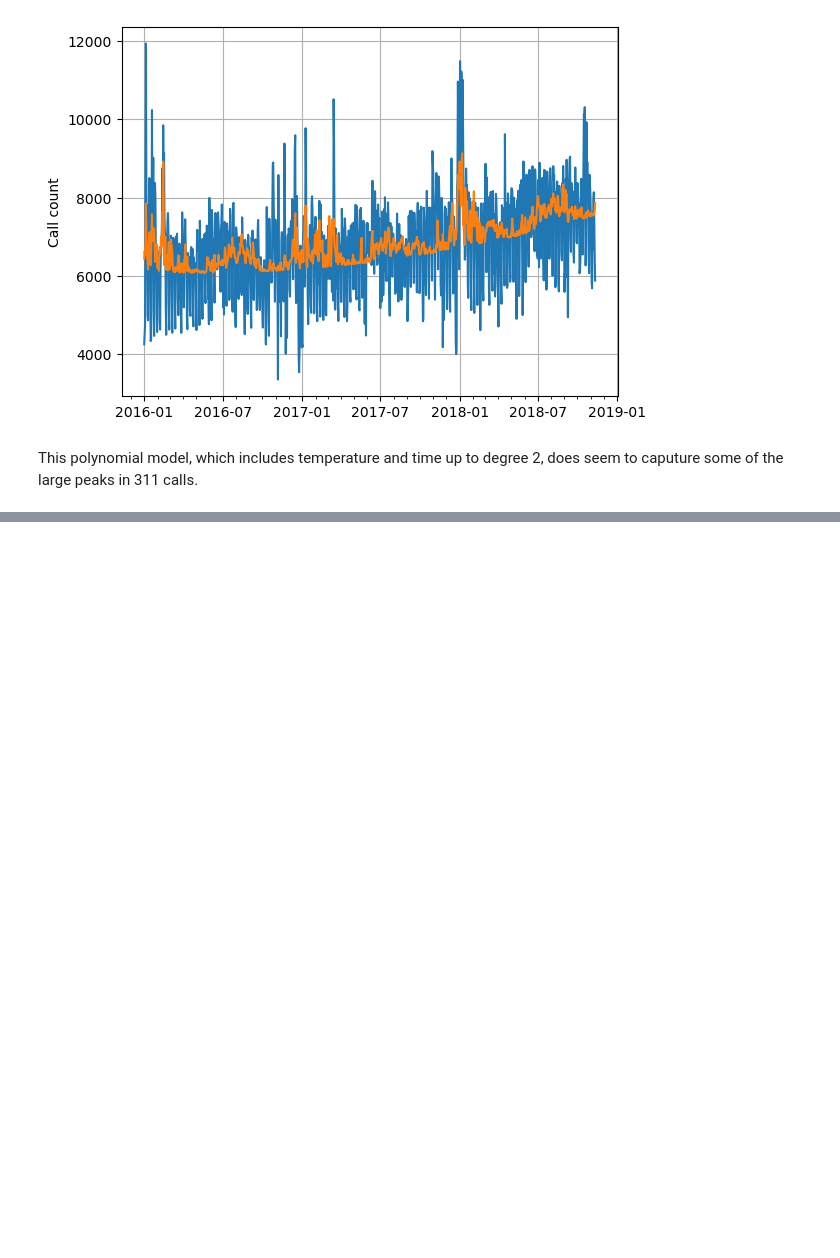
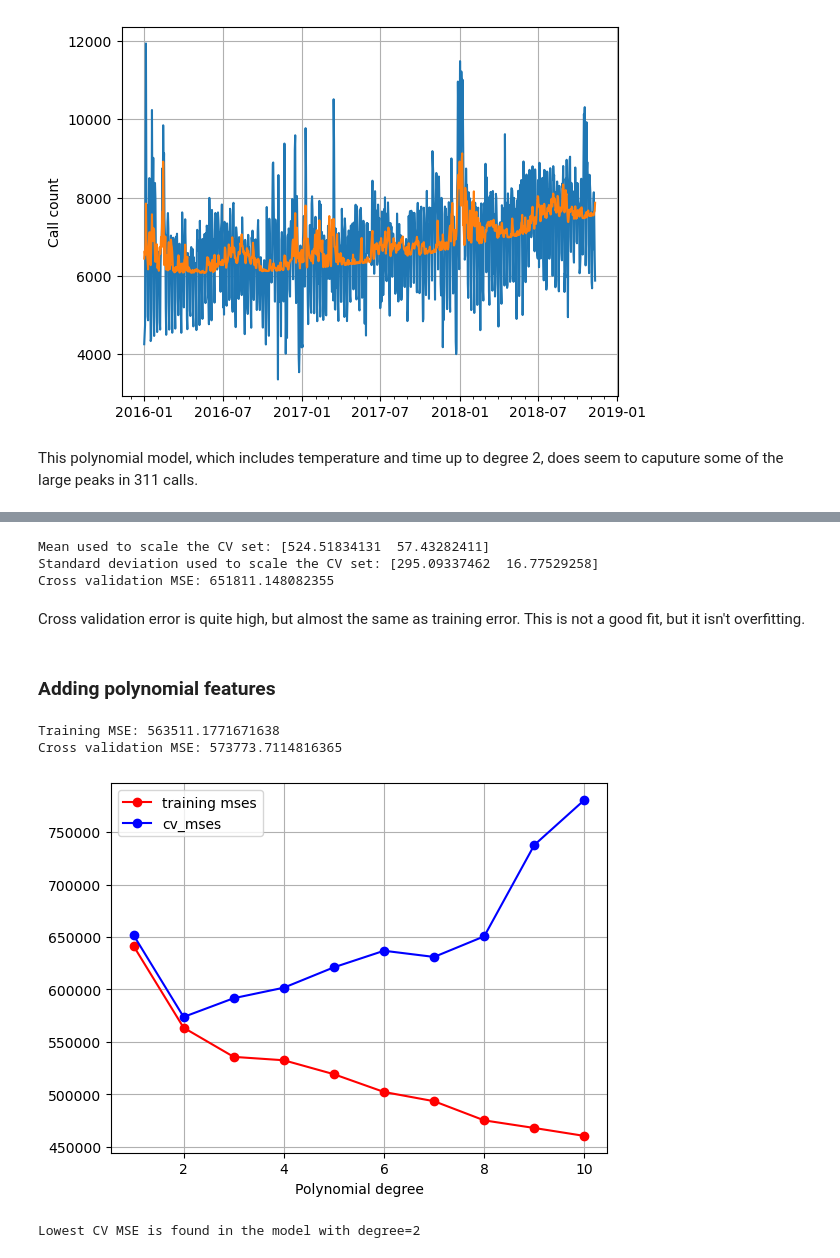
Before and after one commit to ericschwen/weather_311, a Jupyter notebook: 311_weather_modeling.ipynb, the cells around one changed output, grey strips where cells are left out. Saved outputs shown, nothing was run; the diff lists cells and outputs as text; code cells hidden in the pictures; blank space fills up the shorter version.

```diff
--- a/311_weather_modeling.ipynb
+++ b/311_weather_modeling.ipynb
@@ -243,0 +306,55 @@ This polynomial model, which includes temperature and time up to degree 2, does
+# %%
+# Scale the cross validation set using the mean and standard deviation of the training set
+X_cv_scaled = scaler_linear.transform(x_cv)
+
+print(f"Mean used to scale the CV set: {scaler_linear.mean_.squeeze():}")
+print(f"Standard deviation used to scale the CV set: {scaler_linear.scale_.squeeze():}")
+
+# Feed the scaled cross validation set
+yhat = linear_model.predict(X_cv_scaled)
+
+# Use scikit-learn's utility function and divide by 2
+print(f"Cross validation MSE: {mean_squared_error(y_cv, yhat) / 2}")
+# %% [output]
+Mean used to scale the CV set: [524.51834131  57.43282411]
+Standard deviation used to scale the CV set: [295.09337462  16.77529258]
+Cross validation MSE: 651811.148082355
+# %% [markdown]
+Cross validation error is quite high, but almost the same as training error. This is not a good fit, but it isn't overfitting.
+# %% [markdown]
+### Adding polynomial features
+# %%
+# Instantiate the class to make polynomial features
+poly = PolynomialFeatures(degree=2, include_bias=False)
+
+# Compute the number of features and transform the training set
+X_train_mapped = poly.fit_transform(x_train)
+# %%
+# Instantiate the class
+scaler_poly = StandardScaler()
+
+# Compute the mean and standard deviation of the training set then transform it
+X_train_mapped_scaled = scaler_poly.fit_transform(X_train_mapped)
+# %%
+# Initialize the class
+model = LinearRegression()
+
+# Train the model
+model.fit(X_train_mapped_scaled, y_train )
+
+# Compute the training MSE
+yhat = model.predict(X_train_mapped_scaled)
+print(f"Training MSE: {mean_squared_error(y_train, yhat) / 2}")
+
+# Add the polynomial features to the cross validation set
+X_cv_mapped = poly.transform(x_cv)
+
+# Scale the cross validation set using the mean and standard deviation of the training set
+X_cv_mapped_scaled = scaler_poly.transform(X_cv_mapped)
+
+# Compute the cross validation MSE
+yhat = model.predict(X_cv_mapped_scaled)
+print(f"Cross validation MSE: {mean_squared_error(y_cv, yhat) / 2}")
+# %% [output]
+Training MSE: 563511.1771671638
+Cross validation MSE: 573773.7114816365
@@ -243,0 +403,17 @@ This polynomial model, which includes temperature and time up to degree 2, does
+# %%
+fig, ax = plt.subplots()
+ax.plot(degrees, train_mses, 'o-', color = 'r', label = 'training mses')
+ax.plot(degrees, cv_mses, 'o-', color = 'b', label = 'cv_mses')
+ax.grid(True)
+ax.set_xlabel(r'Polynomial degree')
+ax.legend()
+plt.show()
+# %% [output]
+[figure, added]
+# %%
+# Get the model with the lowest CV MSE (add 1 because list indices start at 0)
+# This also corresponds to the degree of the polynomial added
+degree = np.argmin(cv_mses) + 1
+print(f"Lowest CV MSE is found in the model with degree={degree}")
+# %% [output]
+Lowest CV MSE is found in the model with degree=2
```
Also changed, not shown: parts of 16 cells of this notebook.
